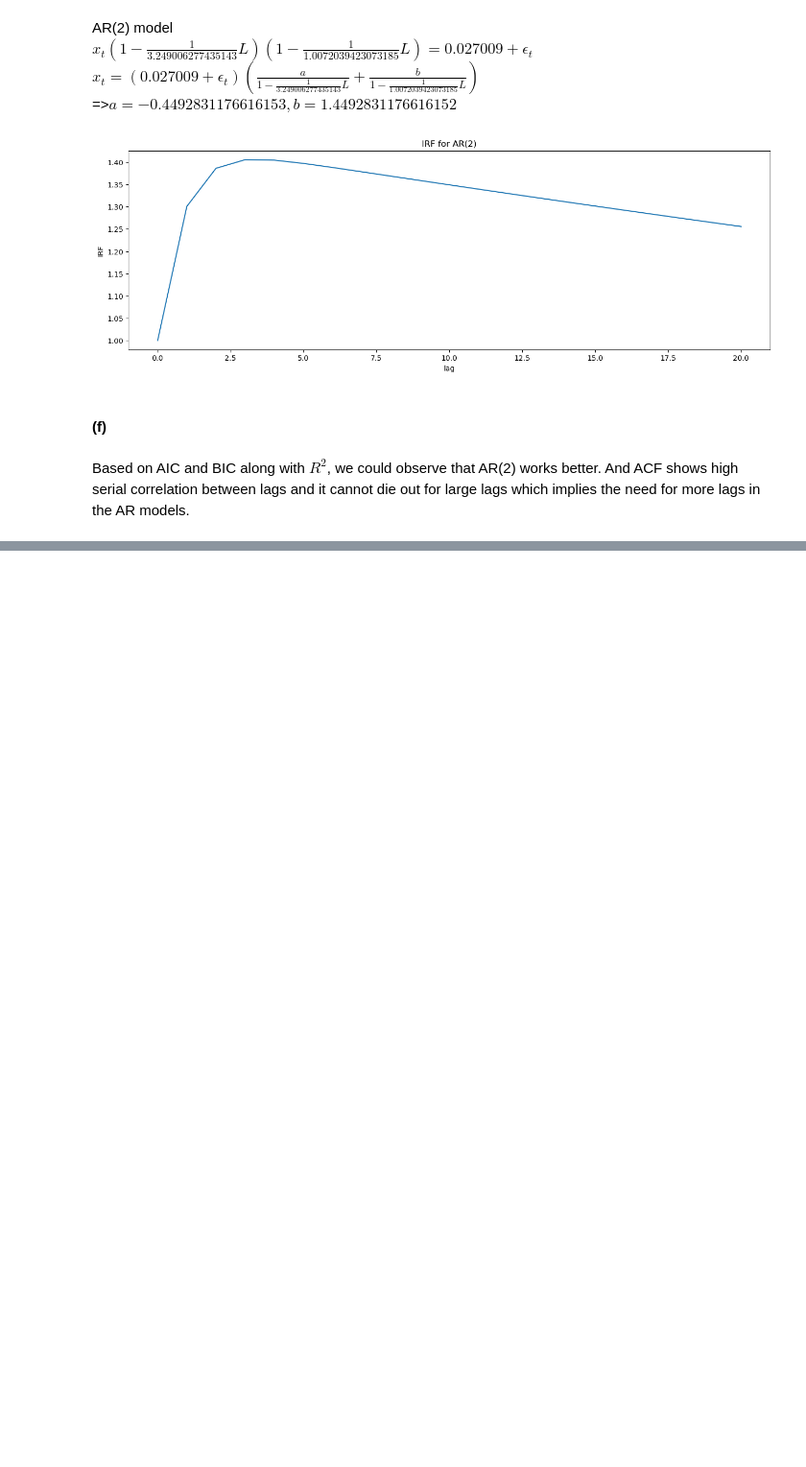
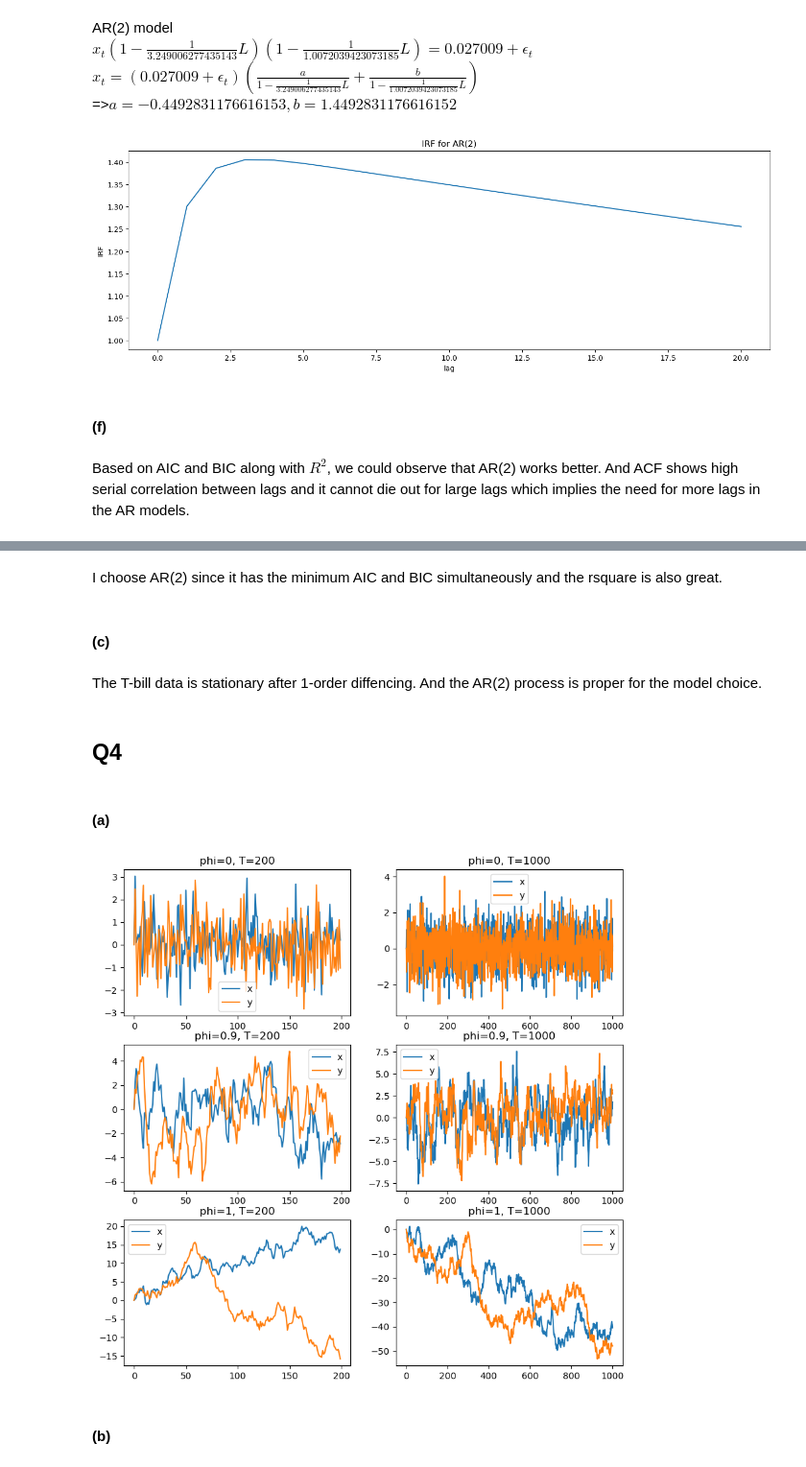
Before and after one commit to lmaksymenko/BerkeleyCourses, a Jupyter notebook: MFE230E/Answers_to_PS2_230E.ipynb, the cells around one changed output, grey strips where cells are left out. Shown at 96% size. Saved outputs shown, nothing was run; the diff lists cells and outputs as text; code cells hidden in the pictures; blank space fills up the shorter version.

```diff
--- a/MFE230E/Answers_to_PS2_230E.ipynb
+++ b/MFE230E/Answers_to_PS2_230E.ipynb
@@ -263,0 +350,5 @@ Based on AIC and BIC along with $R^2$, we could observe that AR(2) works better.
+# %%
+x=np.array(data['GS10'])
+diff_x=np.diff(x)
+res=adf_test(x,max_lag=15,diff_lag=1)
+res
@@ -263,0 +409,35 @@ Based on AIC and BIC along with $R^2$, we could observe that AR(2) works better.
+# %% [markdown]
+I choose AR(2) since it has the minimum AIC and BIC simultaneously and the rsquare is also great.
+# %% [markdown]
+#### (c)
+# %% [markdown]
+The T-bill data is stationary after 1-order diffencing. And the AR(2) process is proper for the model choice.
+# %% [markdown]
+## Q4
+# %% [markdown]
+#### (a)
+# %%
+def simulate_ar1_ols(phi, T):
+    epsilon = np.random.normal(0, 1, T)
+    eta = np.random.normal(0, 1, T)
+
+    y = np.zeros(T)
+    x = np.zeros(T)
+    for t in range(1, T):
+        y[t] = phi * y[t-1] + epsilon[t]
+        x[t] = phi * x[t-1] + eta[t]
+    return x,y
+fig,ax=plt.subplots(3,2,figsize=(10,10))
+phi=[0,0.9,1]
+T=[200,1000]
+for index,i in enumerate(phi):
+    for col,j in enumerate(T):
+        x,y=simulate_ar1_ols(i,j)
+        ax[index,col].plot(x,label='x')
+        ax[index,col].plot(y,label='y')
+        ax[index,col].set_title('phi='+str(i)+', T='+str(j))
+        ax[index,col].legend()
+# %% [output]
+[figure, added]
+# %% [markdown]
+#### (b)
```
Also changed, not shown: parts of 27 cells of this notebook.
